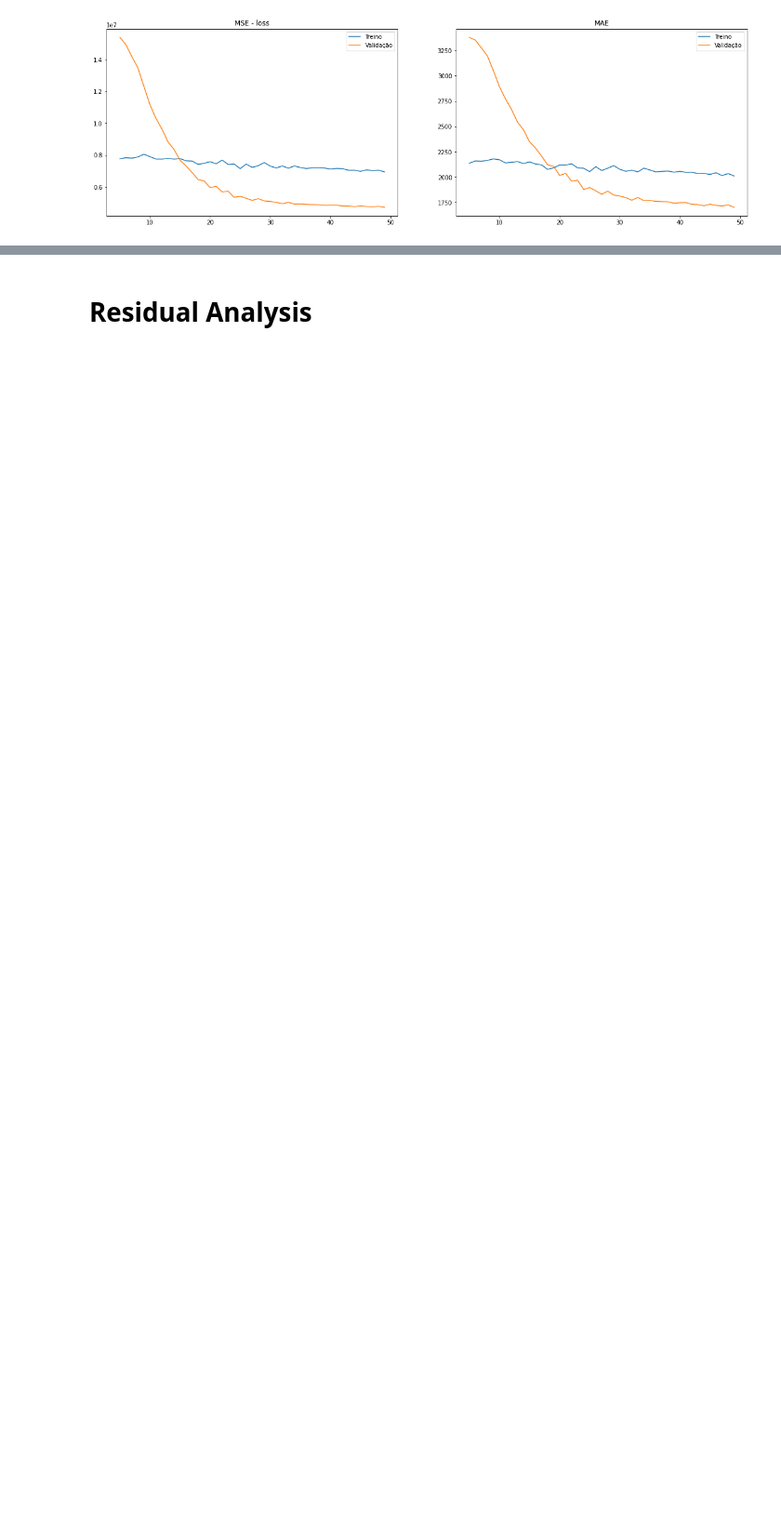
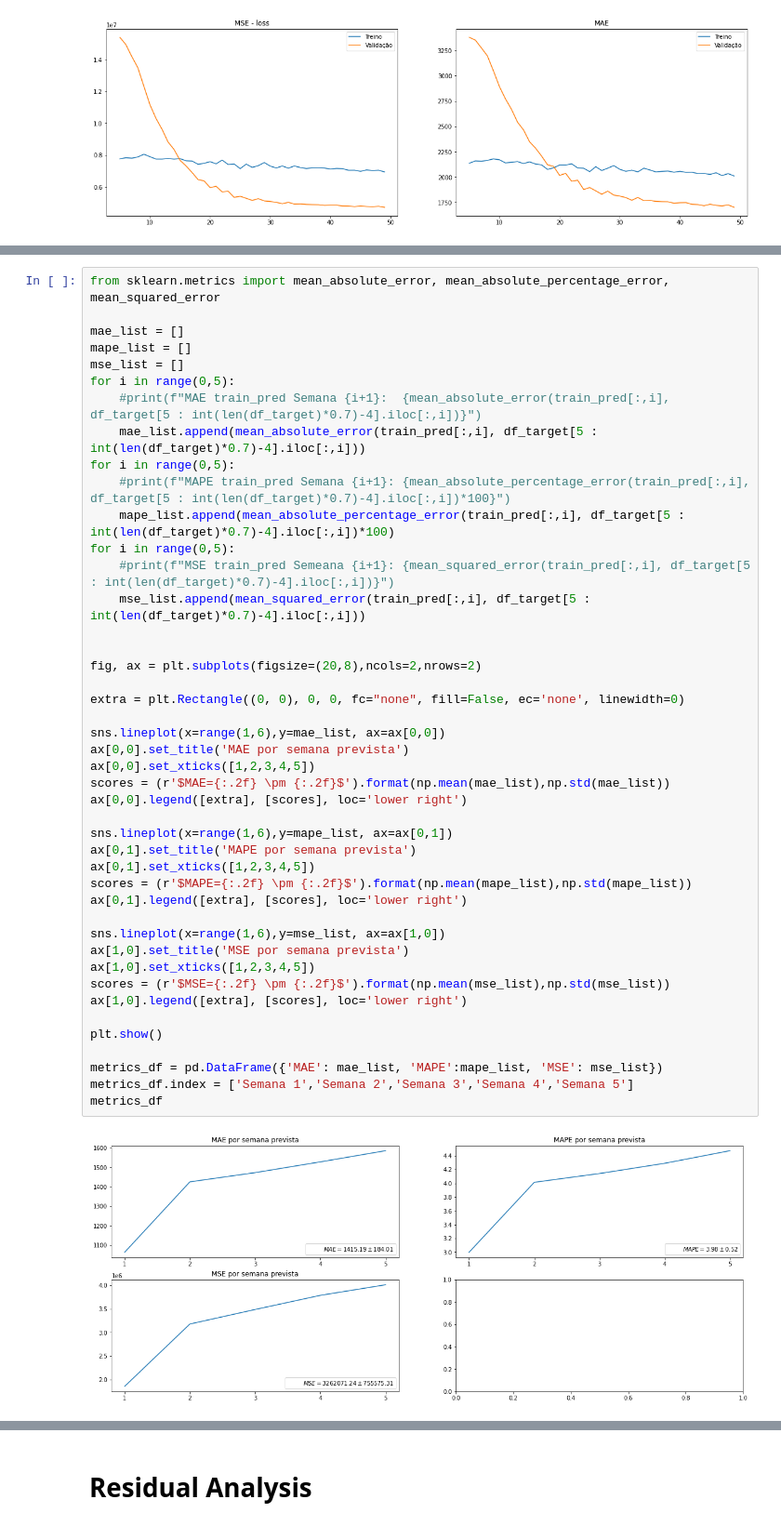
Before and after one commit to marcos-mansur/load-forecast, a Jupyter notebook: model_v2.ipynb, the cells around one changed output, grey strips where cells are left out. Shown at 93% size. Saved outputs shown, nothing was run; the diff lists cells and outputs as text; blank space fills up the shorter version.

```diff
--- a/model_v2.ipynb
+++ b/model_v2.ipynb
@@ -619,0 +652,46 @@ performance['LSTM'] = model.evaluate(test_dataset,)
+# %%
+from sklearn.metrics import mean_absolute_error, mean_absolute_percentage_error, mean_squared_error
+
+mae_list = []
+mape_list = []
+mse_list = []
+for i in range(0,5):
+    #print(f"MAE train_pred Semana {i+1}:  {mean_absolute_error(train_pred[:,i], df_target[5 : int(len(df_target)*0.7)-4].iloc[:,i])}")
+    mae_list.append(mean_absolute_error(train_pred[:,i], df_target[5 : int(len(df_target)*0.7)-4].iloc[:,i]))
+for i in range(0,5):
+    #print(f"MAPE train_pred Semana {i+1}: {mean_absolute_percentage_error(train_pred[:,i], df_target[5 : int(len(df_target)*0.7)-4].iloc[:,i])*100}")
+    mape_list.append(mean_absolute_percentage_error(train_pred[:,i], df_target[5 : int(len(df_target)*0.7)-4].iloc[:,i])*100)
+for i in range(0,5):
+    #print(f"MSE train_pred Semeana {i+1}: {mean_squared_error(train_pred[:,i], df_target[5 : int(len(df_target)*0.7)-4].iloc[:,i])}")
+    mse_list.append(mean_squared_error(train_pred[:,i], df_target[5 : int(len(df_target)*0.7)-4].iloc[:,i]))
+
+
+fig, ax = plt.subplots(figsize=(20,8),ncols=2,nrows=2)
+
+extra = plt.Rectangle((0, 0), 0, 0, fc="none", fill=False, ec='none', linewidth=0)
+
+sns.lineplot(x=range(1,6),y=mae_list, ax=ax[0,0])
+ax[0,0].set_title('MAE por semana prevista')
+ax[0,0].set_xticks([1,2,3,4,5])
+scores = (r'$MAE={:.2f} \pm {:.2f}$').format(np.mean(mae_list),np.std(mae_list))
+ax[0,0].legend([extra], [scores], loc='lower right')
+
+sns.lineplot(x=range(1,6),y=mape_list, ax=ax[0,1])
+ax[0,1].set_title('MAPE por semana prevista')
+ax[0,1].set_xticks([1,2,3,4,5])
+scores = (r'$MAPE={:.2f} \pm {:.2f}$').format(np.mean(mape_list),np.std(mape_list))
+ax[0,1].legend([extra], [scores], loc='lower right')
+
+sns.lineplot(x=range(1,6),y=mse_list, ax=ax[1,0])
+ax[1,0].set_title('MSE por semana prevista')
+ax[1,0].set_xticks([1,2,3,4,5])
+scores = (r'$MSE={:.2f} \pm {:.2f}$').format(np.mean(mse_list),np.std(mse_list))
+ax[1,0].legend([extra], [scores], loc='lower right')
+
+plt.show()
+
+metrics_df = pd.DataFrame({'MAE': mae_list, 'MAPE':mape_list, 'MSE': mse_list})
+metrics_df.index = ['Semana 1','Semana 2','Semana 3','Semana 4','Semana 5']
+metrics_df
+# %% [output]
+[figure, added]
```
Also changed, not shown: parts of 9 cells of this notebook.
